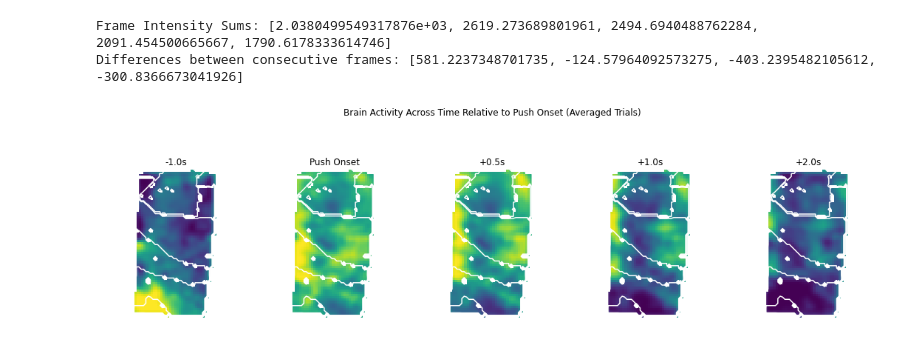
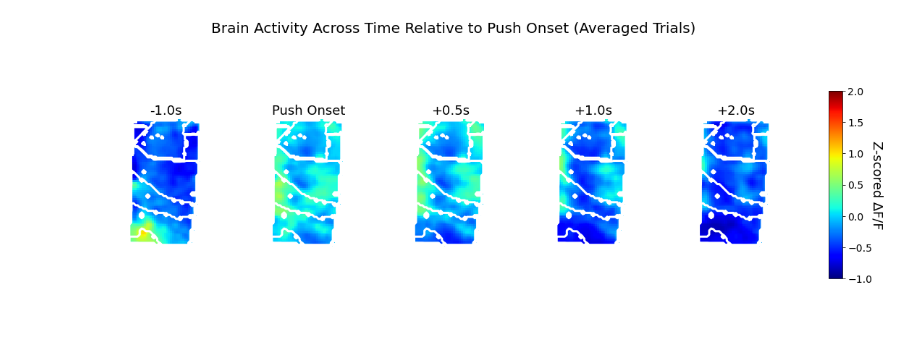
Before and after one commit to pbvijaya/BIPN162_Cell_Types, a Jupyter notebook: Calcium_Imaging_Heatmaps.ipynb, the cells around one changed output. Drawn from its saved outputs; the diff is of its cells as text; code cells hidden in the pictures.

Commit message:
Updated Calcium Heatmaps

```diff
--- a/Calcium_Imaging_Heatmaps.ipynb
+++ b/Calcium_Imaging_Heatmaps.ipynb
@@ -60,65 +60,65 @@ for i, row in df_roi.iterrows():
     roi_pixels = row[1:].dropna().astype(int).values  # Get valid pixel indices
     roi_mask[np.unravel_index(roi_pixels, (pixel_size, pixel_size))] = i + 1  # Assign unique index
 # %%
-# Compute a consistent intensity range for colormap scaling
-all_data = np.concatenate([df_trial_avg.iloc[:, tb].values for tb in time_bins if tb < num_time_bins])
-vmin, vmax = np.percentile(all_data, [2, 98])  # Remove extreme outliers for better contrast
+import matplotlib as mpl
 
-# Prepare figure
-fig, axes = plt.subplots(1, 5, figsize=(15, 5))
+# **Better Figure Size to Remove White Background**
+fig, axes = plt.subplots(1, 5, figsize=(18, 6))
+
+# Define fixed color scale
+vmin, vmax = -1, 2
 
 # Generate plots for each time point
-all_frames = []  # Store frames for debugging
 for idx, (time_bin, label) in enumerate(zip(time_bins, time_labels)):
     if time_bin >= num_time_bins:
         print(f"Skipping {label}, time_bin {time_bin} is out of range.")
         continue
 
-    # Extract correct time slice
+    # Extract brain activity data
     brain_activity = df_trial_avg.iloc[:, time_bin].values.reshape((pixel_size, pixel_size))
-
-    # Replace NaNs with 0 before normalizing
-    brain_activity = np.nan_to_num(brain_activity)
-
-    # Normalize using fixed vmin/vmax to ensure consistent color mapping
-    brain_activity = np.clip((brain_activity - vmin) / (vmax - vmin), 0, 1)
-
-    # Apply Gaussian smoothing
-    brain_activity = gaussian_filter(brain_activity, sigma=1.0)
-
-    # Store for debugging
-    all_frames.append(brain_activity.sum())
+    brain_activity = np.nan_to_num(brain_activity)  # Replace NaNs
+    brain_activity = gaussian_filter(brain_activity, sigma=1.0)  # Smoothing
 
     # Create subplot
     ax = axes[idx]
-    ax.set_facecolor("black")  # Set background color outside heatmap
-    sns.heatmap(
+    ax.set_facecolor("black")
+
+    # **Fix Aspect Ratio to Prevent Stretching**
+    ax.set_aspect(1)
+
+    # **Larger Heatmap**
+    img = sns.heatmap(
         brain_activity,
-        cmap="viridis",
+        cmap="jet",
         cbar=False,
         ax=ax,
-        vmin=0,
-        vmax=1,
-        mask=roi_mask == 0,  # Mask everything outside of the ROIs
-        square=True
+        vmin=vmin,
+        vmax=vmax,
+        mask=(roi_mask == 0),
+        square=True  # **Ensures correct shape**
     )
 
-    # **Overlay ROI Mask as Contours (From Your Code)**
-    ax.contour(roi_mask, colors="white", linewidths=1.5)
+    # **Make ROI Boundaries Thicker & More Visible**
+    ax.contour(roi_mask, colors="white", linewidths=3)
 
-    ax.set_title(label)
+    ax.set_title(label, fontsize=18)  # Keep titles readable
     ax.axis("off")
 
-# Debug: Verify changes across time
-print("Frame Intensity Sums:", all_frames)
-frame_diffs = [all_frames[i] - all_frames[i - 1] for i in range(1, len(all_frames))]
-print("Differences between consecutive frames:", frame_diffs)
+# **Reduce Space Between Plots**
+plt.subplots_adjust(wspace=0.1)
 
-# Finalize and save
-plt.suptitle("Brain Activity Across Time Relative to Push Onset (Averaged Trials)")
-plt.tight_layout()
+# **Better Positioned Color Bar**
+fig.subplots_adjust(right=0.87)  # Extra space for color bar
+cbar_ax = fig.add_axes([0.9, 0.2, 0.015, 0.6])  # Adjust size to avoid squeezing
+norm = mpl.colors.Normalize(vmin=vmin, vmax=vmax)
+cbar = mpl.colorbar.ColorbarBase(cbar_ax, cmap="jet", norm=norm)
+
+# **Enhance Color Bar Labeling**
+cbar.set_label("Z-scored ∆F/F", fontsize=18, rotation=270, labelpad=15)  # Adjust label spacing
+cbar.ax.tick_params(labelsize=14)  # Larger tick labels
+
+# **Final Title & Layout Adjustments**
+plt.suptitle("Brain Activity Across Time Relative to Push Onset (Averaged Trials)", fontsize=20, y=1.02)
 plt.show()
 # %% [output]
-Frame Intensity Sums: [2.0380499549317876e+03, 2619.273689801961, 2494.6940488762284, 2091.454500665667, 1790.6178333614746]
-Differences between consecutive frames: [581.2237348701735, -124.57964092573275, -403.2395482105612, -300.8366673041926]
-[figure, old version]
+[figure, new version]
```
